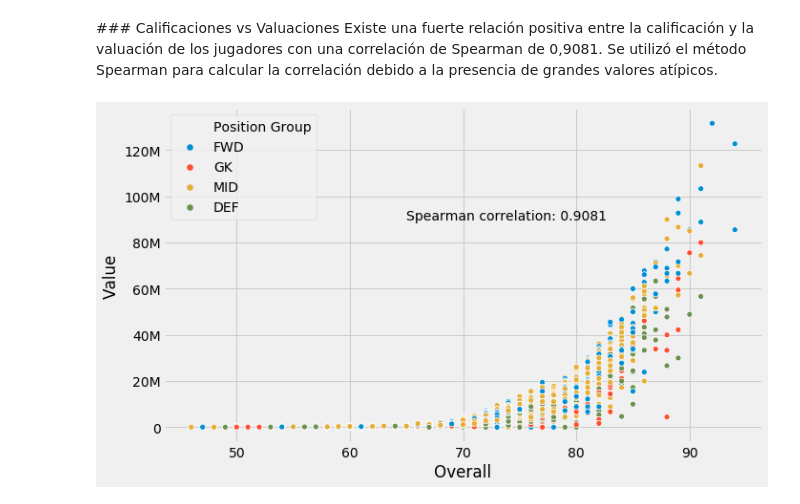
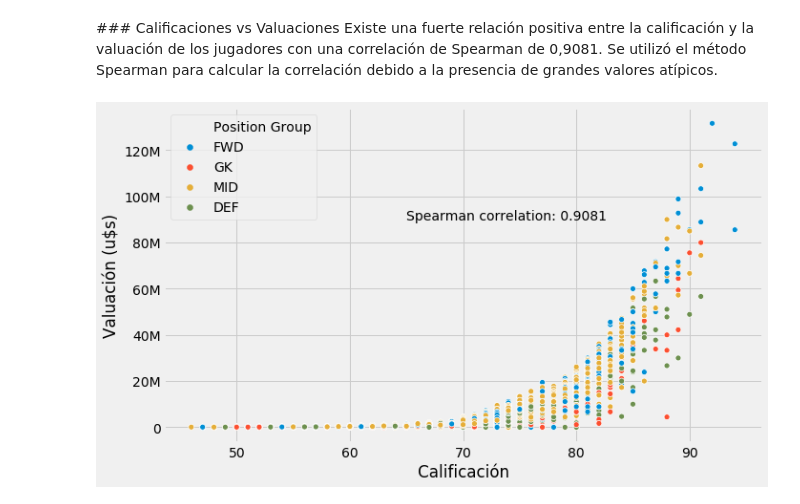
Before and after one commit to raulcarlomagno/dmuba-especializacion-futbol, a Jupyter notebook: main.ipynb, the cells around one changed output. Saved outputs shown, nothing was run; the diff lists cells and outputs as text; code cells hidden in the pictures.

```diff
--- a/main.ipynb
+++ b/main.ipynb
@@ -449,15 +449,15 @@ Existe una fuerte relación positiva entre la calificación y la valuación de l
 # %%
 correlation = df[['Value', 'Overall']].corr(method='spearman').iloc[0,1]
 
 f, ax = plt.subplots(figsize=(10, 6))
 
 ax.annotate('Spearman correlation: {:.4f}'.format(correlation), (65, 90000000))
 
 sns.scatterplot(x="Overall", y="Value", data=df, hue="Position Group")
 
-ax.set_xlabel('Posición defensores')
+ax.set_xlabel('Calificación')
 ax.set_ylabel('Valuación (u$s)')
 
 ax.yaxis.set_major_formatter(ticker.FuncFormatter(reformat_large_tick_values));
 # %% [output]
-[figure, old version]
+[figure, new version]
```
Also changed, not shown: parts of 8 cells of this notebook.
